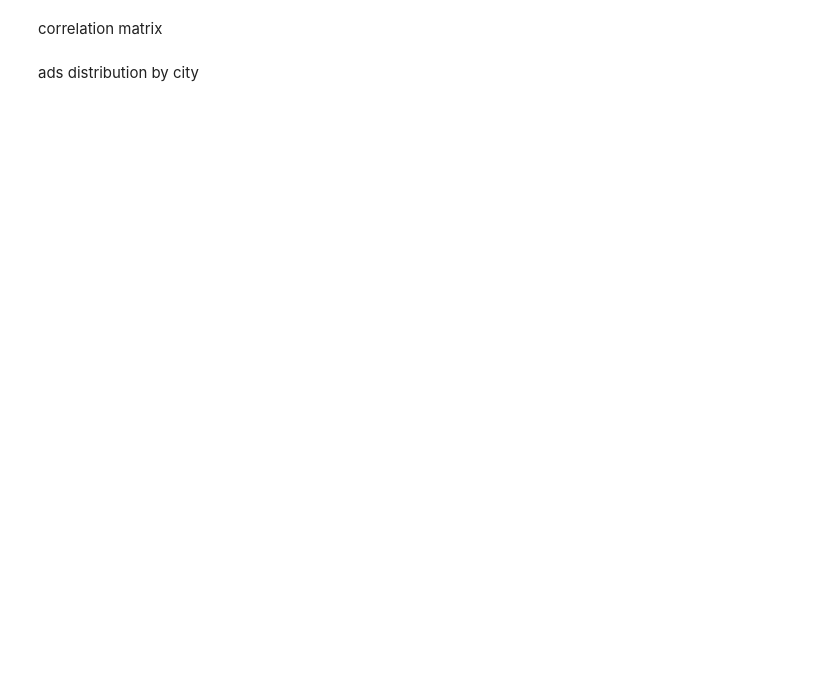
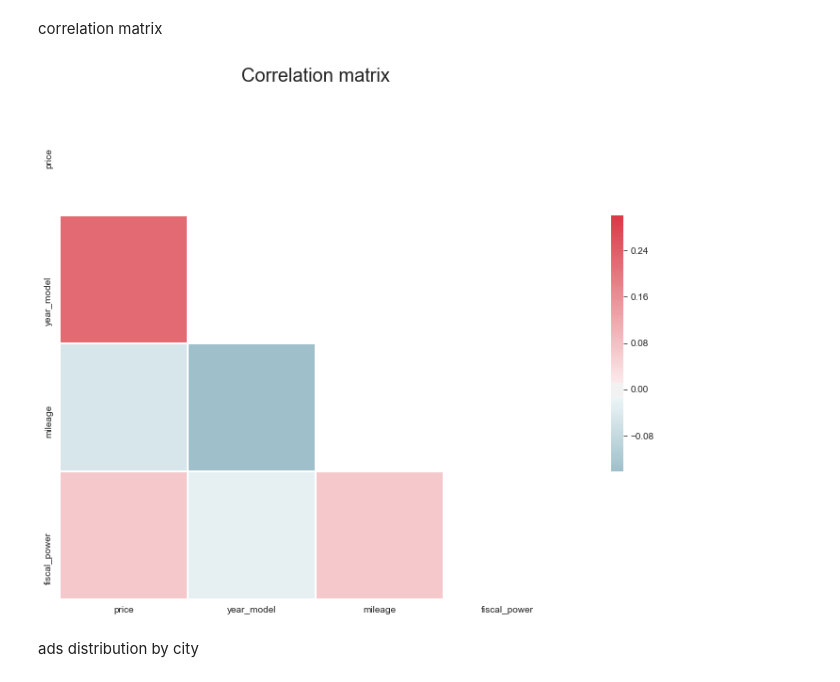
Before and after one commit to pmwachira/Deploying-Machine-Learning-model-to-Heroku, a Jupyter notebook: car_price_predictor_notebook/car_price_predictor_notebook.ipynb, the cells around one changed output. Drawn from its saved outputs; the diff is of its cells as text; code cells hidden in the pictures; blank space fills up the shorter version.

```diff
--- a/car_price_predictor_notebook/car_price_predictor_notebook.ipynb
+++ b/car_price_predictor_notebook/car_price_predictor_notebook.ipynb
@@ -187,12 +249,14 @@ correlation matrix
 # %%
 cmap=sns.diverging_palette(220, 10, as_cmap=True)
 f, ax =plt.subplots(figsize=(15,10))
 corr=df.corr()
-mask=np.zero_like(corr, dtype=np.bool)
+mask=np.zeros_like(corr, dtype=np.bool)
 mask[np.triu_indices_from(mask)]=True
 sns.heatmap(corr,mask=mask,cmap=cmap,vmax=.3,center=0,square=True,linewidths=.5,cbar_kws={"shrink":.5})
 plt.title('Correlation matrix',fontsize=20)
 plt.show()
+# %% [output]
+[figure, added]
 # %% [markdown]
 ads distribution by city
 # %%
```
Also changed, not shown: parts of 40 cells of this notebook, 2 other files.
